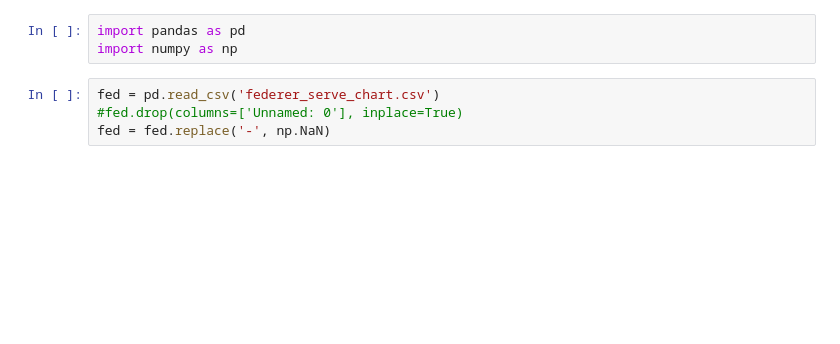
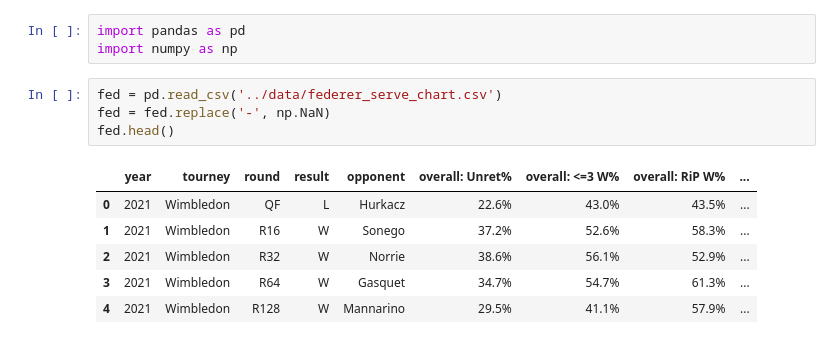
Before and after one commit to altairaguelo/tennis_serve_data_analysis, a Jupyter notebook: data-cleaning/fed_data_cleaining.ipynb, the cells around one changed output. Cells and saved outputs as stored; diff of their text form; blank space fills up the shorter version.

```diff
--- a/data-cleaning/fed_data_cleaining.ipynb
+++ b/data-cleaning/fed_data_cleaining.ipynb
@@ -2,6 +2,13 @@
 import pandas as pd
 import numpy as np
 # %%
-fed = pd.read_csv('federer_serve_chart.csv')
-#fed.drop(columns=['Unnamed: 0'], inplace=True)
+fed = pd.read_csv('../data/federer_serve_chart.csv')
 fed = fed.replace('-', np.NaN)
+fed.head()
+# %% [output]
+|  | year | tourney | round | result | opponent | overall: Unret% | overall: <=3 W% | overall: RiP W% | ... |
+| 0 | 2021 | Wimbledon | QF | L | Hurkacz | 22.6% | 43.0% | 43.5% | ... |
+| 1 | 2021 | Wimbledon | R16 | W | Sonego | 37.2% | 52.6% | 58.3% | ... |
+| 2 | 2021 | Wimbledon | R32 | W | Norrie | 38.6% | 56.1% | 52.9% | ... |
+| 3 | 2021 | Wimbledon | R64 | W | Gasquet | 34.7% | 54.7% | 61.3% | ... |
+| 4 | 2021 | Wimbledon | R128 | W | Mannarino | 29.5% | 41.1% | 57.9% | ... |
```
Also changed, not shown: parts of 26 cells of this notebook, 3 other files.
